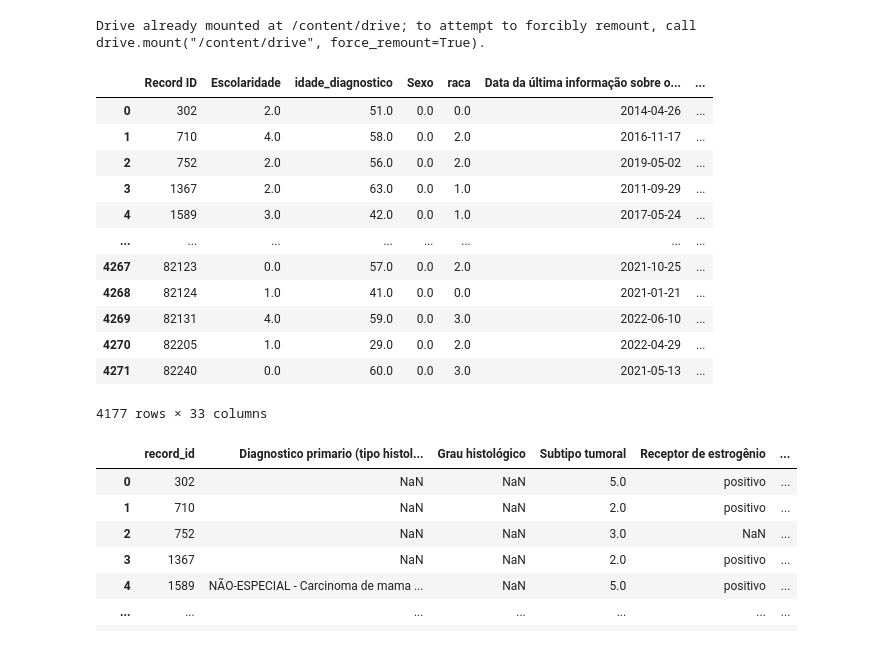
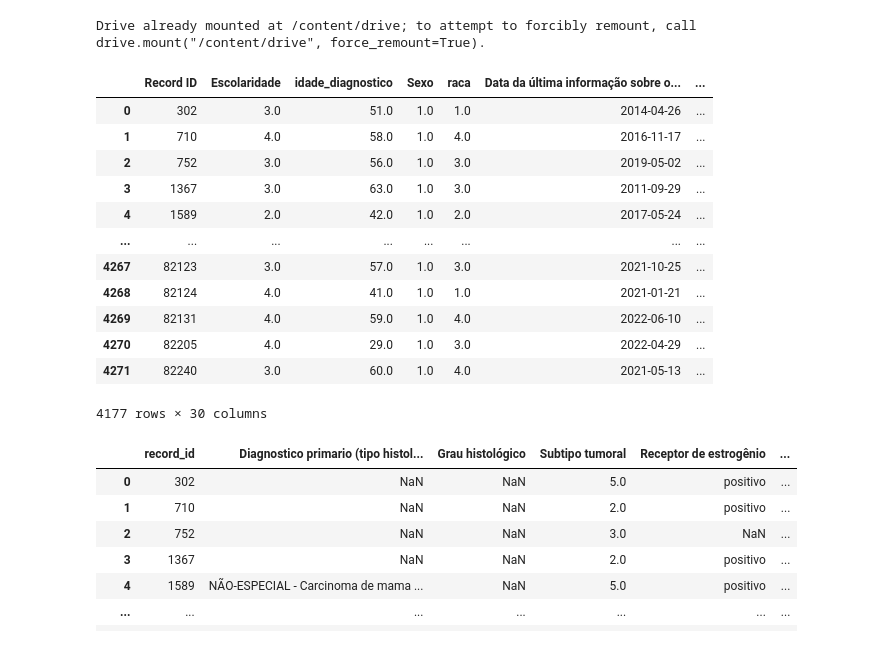
Before and after one commit to 2023M3T5-Inteli/grupo1, a Jupyter notebook: notebooks/Genesis.ipynb, the cells around one changed output. Drawn from its saved outputs; the diff is of its cells as text; code cells hidden in the pictures.

```diff
--- a/notebooks/Genesis.ipynb
+++ b/notebooks/Genesis.ipynb
@@ -27,7 +29,10 @@ df_demograficos = df_demograficos.drop(['Repeat Instrument',
                                         'Data de início da Radioterapia',
                                         'Radioterapia',
                                         'Consumo de tabaco',
-                                        'Abortou'], axis=1)
+                                        'Abortou',
+                                        'Atividade Física',
+                                        'Data de início do tratamento quimioterapia',
+                                        'Já fez uso de drogas?'], axis=1)
 # %%
 df_demograficos = df_demograficos.rename(columns={
                         "Idade do paciente ao primeiro diagnóstico": "idade_diagnostico",
@@ -49,29 +54,33 @@ df_demograficos = df_demograficos.drop(df_demograficos[df_demograficos['tratamen
 df_demograficos = df_demograficos.drop(df_demograficos[df_demograficos['tratamento'] == 'Não fez quimioterapia'].index)
 
 lista_replace = [["Escolaridade",
-                  "IGNORADA", "ANALFABETO", "ENS. FUNDAMENTAL INCOMPLETO", "ENS. FUNDAMENTAL COMPLETO", "ENSINO MÉDIO", "SUPERIOR"],
+                  "ANALFABETO", "SUPERIOR","ENS. FUNDAMENTAL COMPLETO","ENS. FUNDAMENTAL INCOMPLETO", "ENSINO MÉDIO","IGNORADA"],
                  ["Sexo",
-                  "Feminino", "Masculino"],
+                  "Masculino", "Feminino"],
                  ["raca",
-                  "Negro", "Pardo", "Asiático", "Branco", "Outro"],
+                   "Asiático", "Outro", "Negro", "Pardo", "Branco"],
                  ["ja_gravida",
                   "Não", "Sim"],
                  ["consumo_alcool",
-                  "Bebe atualmente","Bebia no passado","não-informado","Nunca bebeu"],
+                  "não-informado","Bebe atualmente","Bebia no passado","Nunca bebeu"],
                  ["historico_cancer",
                   "Não","Sim"],
                  ["ultima_informacao_paciente",
-                  "Vivo, SOE", "Vivo, com câncer", "Óbito por outras causas, SOE", "Obito por câncer"],
+                  "Óbito por outras causas, SOE","Vivo, com câncer", "Obito por câncer","Vivo, SOE"],
                  ["grau_parentesco_primeiro",
-                  "Unchecked", "Checked"],
+                  "Checked", "Unchecked"],
                  ["grau_parentesco_segundo",
-                 "Unchecked", "Checked"],
+                  "Checked", "Unchecked"],
                  ["grau_parentesco_terceiro",
-                  "Unchecked", "Checked"],
+                  "Checked", "Unchecked"],
                  ["tratamento",
-                  "Terapia Adjuvante", "Terapia Neoadjuvante"],
+                  "Terapia Neoadjuvante","Terapia Adjuvante"],
                  ["anti_her2_neoadjuvante",
-                  "Trastuzumabe","Trastuzumabe + Pertuzumabe"]
+                  "Trastuzumabe + Pertuzumabe","Trastuzumabe"],
+                 ["Qual método? (choice=outros)",
+                  "Checked", "Unchecked"],
+                 ["Qual método? (choice=não informou)",
+                  "Checked", "Unchecked"]
                  ]
 
 for i in range(0, len(lista_replace)):
@@ -79,53 +88,50 @@ for i in range(0, len(lista_replace)):
     df_demograficos[lista_replace[i][0]].replace(lista_replace[i][j], j-1, inplace=True)
 # %%
 np.random.seed(73)
-
-df_demograficos = df_demograficos.drop(df_demograficos[df_demograficos['tratamento'] == 'Paliativo'].index)
-df_demograficos = df_demograficos.drop(df_demograficos[df_demograficos['tratamento'] == 'Não fez quimioterapia'].index)
 
 lista = [
     ["Sexo", 0, 1],
     ["Escolaridade", 0, 5], ["idade_diagnostico"] , ["raca", 0, 4],
     ["ja_gravida", 0 , 1], ["consumo_alcool", 0 , 3],["gestacao_idade"],
     ["historico_cancer"],["grau_parentesco_primeiro", 0, 1],["grau_parentesco_segundo", 0, 1],
     ["tempo_seguimento"], ["grau_parentesco_terceiro", 0, 1], ["anti_her2_neoadjuvante",0, 1],
     ['tratamento',0, 1]
          ]
 
 lista_normal = []
 
 for i in range(0, len(lista)):
   lista_normal.append(np.random.normal(df_demograficos[lista[i][0]].mean(skipna=True),
                                        df_demograficos[lista[i][0]].std(skipna=True),
                                        df_demograficos[f'{lista[i][0]}'].isnull().sum()))
 
   for j in range(0, len(lista_normal[i])):
     lista_normal[i][j] = round(lista_normal[i][j])
 
     if len(lista[i]) >= 2 :
       if lista_normal[i][j] > lista[i][2]:
         lista_normal[i][j] = lista[i][2]
       if lista_normal[i][j] < lista[i][1]:
         lista_normal[i][j] = lista[i][1]
 
 for i in range(0, len(lista)):
   df_demograficos[f'{lista[i][0]}'] = df_demograficos[f'{lista[i][0]}'].fillna(pd.Series(lista_normal[i], index=df_demograficos[f'{lista[i][0]}'].index[df_demograficos[f'{lista[i][0]}'].isnull()]))
 
 df_demograficos
 # %% [output]
 |  | Record ID | Escolaridade | idade_diagnostico | Sexo | raca | Data da última informação sobre o... | ... |
-| 0 | 302 | 2.0 | 51.0 | 0.0 | 0.0 | 2014-04-26 | ... |
-| 1 | 710 | 4.0 | 58.0 | 0.0 | 2.0 | 2016-11-17 | ... |
-| 2 | 752 | 2.0 | 56.0 | 0.0 | 2.0 | 2019-05-02 | ... |
-| 3 | 1367 | 2.0 | 63.0 | 0.0 | 1.0 | 2011-09-29 | ... |
-| 4 | 1589 | 3.0 | 42.0 | 0.0 | 1.0 | 2017-05-24 | ... |
+| 0 | 302 | 3.0 | 51.0 | 1.0 | 1.0 | 2014-04-26 | ... |
+| 1 | 710 | 4.0 | 58.0 | 1.0 | 4.0 | 2016-11-17 | ... |
+| 2 | 752 | 3.0 | 56.0 | 1.0 | 3.0 | 2019-05-02 | ... |
+| 3 | 1367 | 3.0 | 63.0 | 1.0 | 3.0 | 2011-09-29 | ... |
+| 4 | 1589 | 2.0 | 42.0 | 1.0 | 2.0 | 2017-05-24 | ... |
 | ... | ... | ... | ... | ... | ... | ... | ... |
-| 4267 | 82123 | 0.0 | 57.0 | 0.0 | 2.0 | 2021-10-25 | ... |
-| 4268 | 82124 | 1.0 | 41.0 | 0.0 | 0.0 | 2021-01-21 | ... |
-| 4269 | 82131 | 4.0 | 59.0 | 0.0 | 3.0 | 2022-06-10 | ... |
-| 4270 | 82205 | 1.0 | 29.0 | 0.0 | 2.0 | 2022-04-29 | ... |
-| 4271 | 82240 | 0.0 | 60.0 | 0.0 | 3.0 | 2021-05-13 | ... |
+| 4267 | 82123 | 3.0 | 57.0 | 1.0 | 3.0 | 2021-10-25 | ... |
+| 4268 | 82124 | 4.0 | 41.0 | 1.0 | 1.0 | 2021-01-21 | ... |
+| 4269 | 82131 | 4.0 | 59.0 | 1.0 | 4.0 | 2022-06-10 | ... |
+| 4270 | 82205 | 4.0 | 29.0 | 1.0 | 3.0 | 2022-04-29 | ... |
+| 4271 | 82240 | 3.0 | 60.0 | 1.0 | 4.0 | 2021-05-13 | ... |
-4177 rows × 33 columns
+4177 rows × 30 columns
 # %%
 df_histopatologia = pd.read_csv("/content/drive/MyDrive/Data/BDIPMamaV11-INTELIHistopatologia_DATA_LABELS_2023-01-24_1924.csv")
 
```
Also changed, not shown: parts of 3 cells of this notebook.
